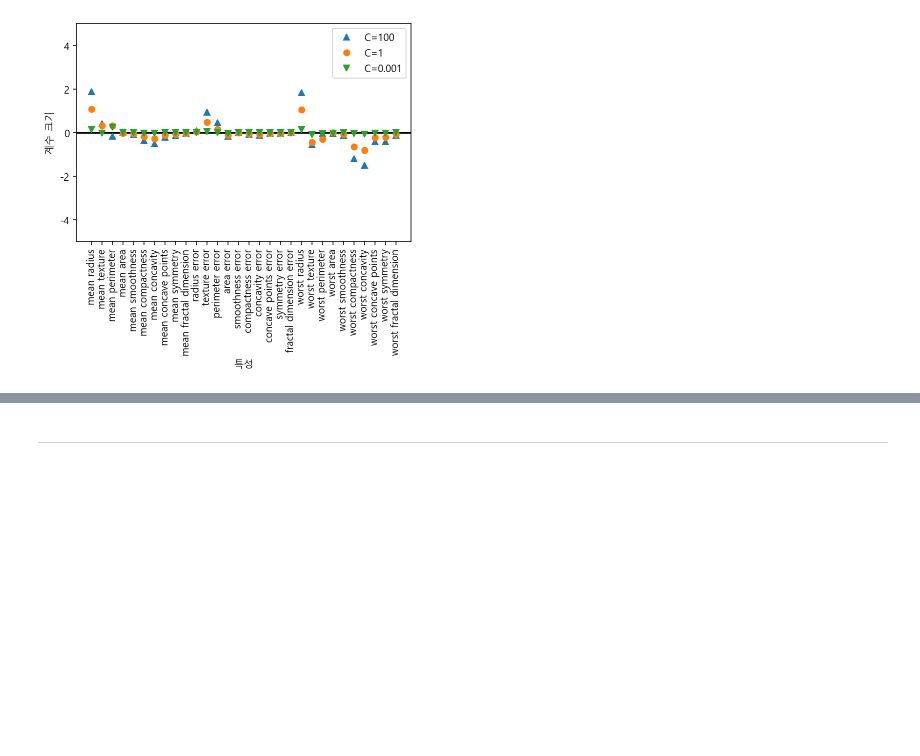
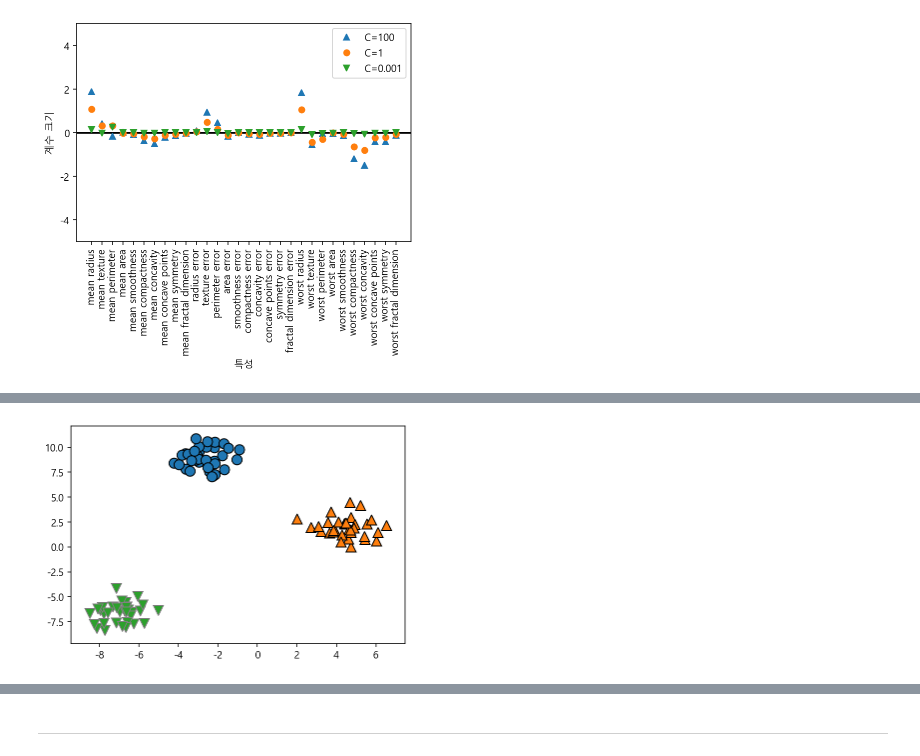
Before and after one commit to iamjinuk/bigman, a Jupyter notebook: [Introduction to Machine Learning with Python]/[Introduction to Machine Learning with Python] Chapter2. 지도 학습.ipynb, the cells around one changed output, grey strips where cells are left out. Cells and saved outputs as stored; diff of their text form; code cells hidden in the pictures; blank space fills up the shorter version.

```diff
--- a/[Introduction to Machine Learning with Python]/[Introduction to Machine Learning with Python] Chapter2. 지도 학습.ipynb
+++ b/[Introduction to Machine Learning with Python]/[Introduction to Machine Learning with Python] Chapter2. 지도 학습.ipynb
@@ -481,0 +542,5 @@ plt.legend()
+# %%
+mglearn.discrete_scatter(X[:,0], X[:,1], y)
+line = np.linspace(-15, 15)
+# %% [output]
+[figure, added]
```
Also changed, not shown: parts of 26 cells of this notebook.
